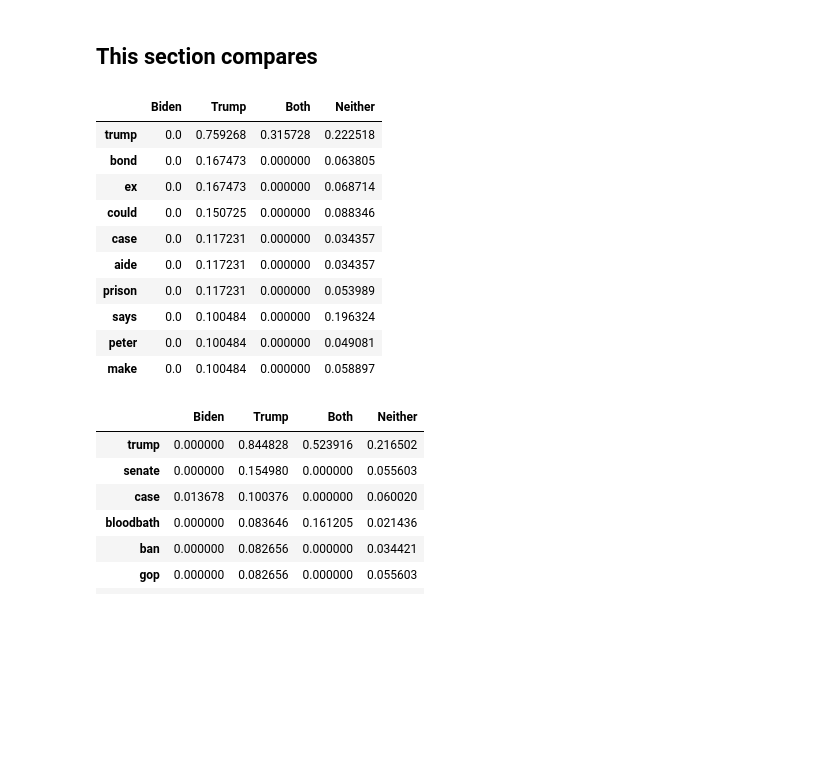
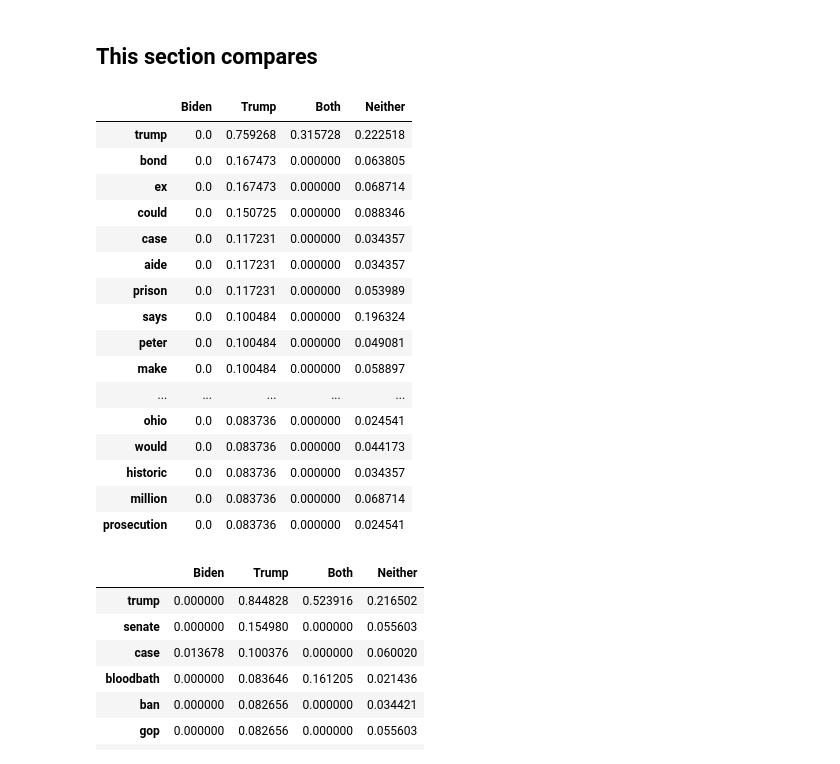
Before and after one commit to danielmtro/PoliticalPolarisation, a Jupyter notebook: tf_idf_work.ipynb, the cells around one changed output. Cells and saved outputs as stored; diff of their text form; code cells hidden in the pictures; blank space fills up the shorter version.

```diff
--- a/tf_idf_work.ipynb
+++ b/tf_idf_work.ipynb
@@ -7,7 +8,7 @@ from mediadata import get_headline_df, get_biden_trump_dataframes, get_accumulat
 # %%
 start_date = datetime.date(2024, 3, 18)
 end_date = datetime.date(2024, 3, 21)
-media_orgs = ['FOX', 'CNN']
+media_orgs = ['FOX', 'CNN', 'ABCUS', 'SKYUS', 'NYPOST', 'DAILY', 'MSN', 'NBC', 'SMH', 'ABCAU', 'NINE', 'NEWSCOM', ]
 
 df = get_accumulated_headlines(start_date, end_date, media_orgs)
 # %%
@@ -24,5 +25,4 @@ def remove_stopwords(df: pd.DataFrame, column = 'Headline') -> pd.DataFrame:
 
 df_no_stopwords = remove_stopwords(df)
 # %%
-biden, trump, _, _ = get_biden_trump_dataframes(df_no_stopwords)
-biden.head()
+biden, trump, _, _ = get_biden_trump_dataframes(df)
@@ -57,9 +50,13 @@ def build_documents_for_organisation(dfs: List[pd.DataFrame]):
 def get_tf_idf_df(documents, labels):
     from sklearn.feature_extraction.text import TfidfVectorizer
 
-    vectoriser = TfidfVectorizer()
-    vectors = vectoriser.fit_transform(documents)
-    feature_names = vectoriser.get_feature_names_out()
+    tfidf_vectorizer=TfidfVectorizer(use_idf=True)
+
+    # just send in all your docs here
+    fitted_vectorizer=tfidf_vectorizer.fit(documents)
+    vectors=fitted_vectorizer.transform(documents)
+
+    feature_names = fitted_vectorizer.get_feature_names_out()
     dense = vectors.todense()
     denselist = dense.tolist()
     tf_idf_df = pd.DataFrame(denselist, columns=feature_names)
@@ -72,4 +69,26 @@ trump_documents, trump_labels = build_documents(trump)
 
 # get the tf_idf measure for biden and trump
 tf_idf_df = get_tf_idf_df(biden_documents, biden_labels)
-trump_tf_idf = get_tf_idf_df(trump_documents, trump_labels)
+# trump_tf_idf = get_tf_idf_df(trump_documents, trump_labels)
+# %%
+from sklearn.feature_extraction.text import TfidfVectorizer
+documents = biden_documents
+tfidf_vectorizer=TfidfVectorizer(use_idf=True)
+
+# just send in all your docs here
+fitted_vectorizer=tfidf_vectorizer.fit(documents)
+vectors=fitted_vectorizer.transform(documents)
+
+
+# Get idf scores
+idf_scores = fitted_vectorizer.idf_
+feature_names = fitted_vectorizer.get_feature_names_out()
+# Create a dictionary mapping words to their idf scores
+word_to_idf = dict(zip(feature_names, idf_scores))
+
+# Choose a document to inspect, for example the first document
+first_vector = vectors[0]
+
+# Create a dictionary mapping words to their tf scores for the chosen document
+df = pd.DataFrame(first_vector.T.todense(), index=feature_names, columns=["tf"])
+word_to_tf = df.to_dict()["tf"]
@@ -129,19 +202,25 @@ cnn_tf_idf_df = get_tf_idf_analysis_for_single_org(cnn_df)
 fox_tf_idf_df = get_tf_idf_analysis_for_single_org(fox_df)
 # %%
 
-cnn_tf_idf_df.sort_values('Trump', ascending=False).head(10)
+cnn_tf_idf_df.sort_values('Trump', ascending=False).head(20)
 # %% [output]
 |  | Biden | Trump | Both | Neither |
 | trump | 0.0 | 0.759268 | 0.315728 | 0.222518 |
 | bond | 0.0 | 0.167473 | 0.000000 | 0.063805 |
 | ex | 0.0 | 0.167473 | 0.000000 | 0.068714 |
 | could | 0.0 | 0.150725 | 0.000000 | 0.088346 |
 | case | 0.0 | 0.117231 | 0.000000 | 0.034357 |
 | aide | 0.0 | 0.117231 | 0.000000 | 0.034357 |
 | prison | 0.0 | 0.117231 | 0.000000 | 0.053989 |
 | says | 0.0 | 0.100484 | 0.000000 | 0.196324 |
 | peter | 0.0 | 0.100484 | 0.000000 | 0.049081 |
 | make | 0.0 | 0.100484 | 0.000000 | 0.058897 |
+| ... | ... | ... | ... | ... |
+| ohio | 0.0 | 0.083736 | 0.000000 | 0.024541 |
+| would | 0.0 | 0.083736 | 0.000000 | 0.044173 |
+| historic | 0.0 | 0.083736 | 0.000000 | 0.034357 |
+| million | 0.0 | 0.083736 | 0.000000 | 0.068714 |
+| prosecution | 0.0 | 0.083736 | 0.000000 | 0.024541 |
 # %%
 fox_tf_idf_df.sort_values('Trump', ascending=False).head(10)
 # %% [output]
```
Also changed, not shown: parts of 8 cells of this notebook, 3 other files.
